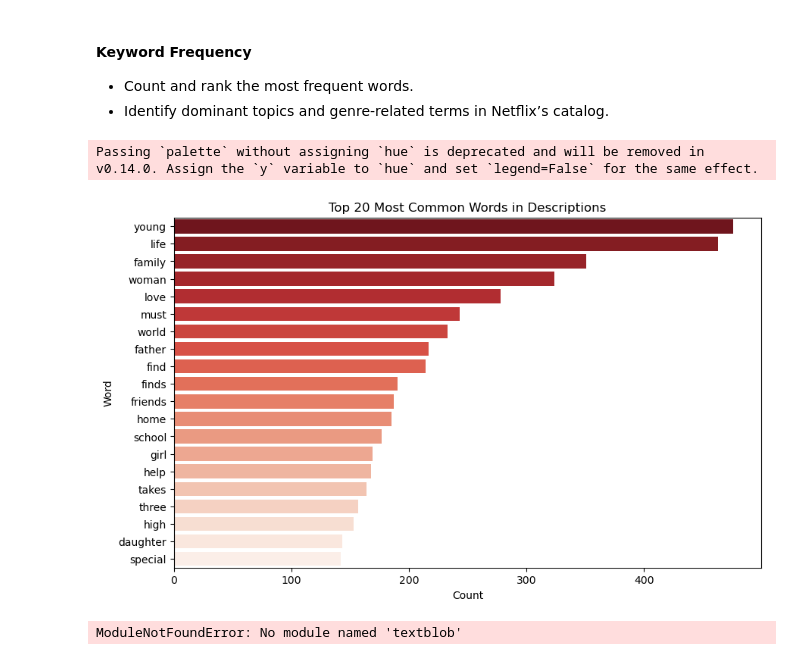
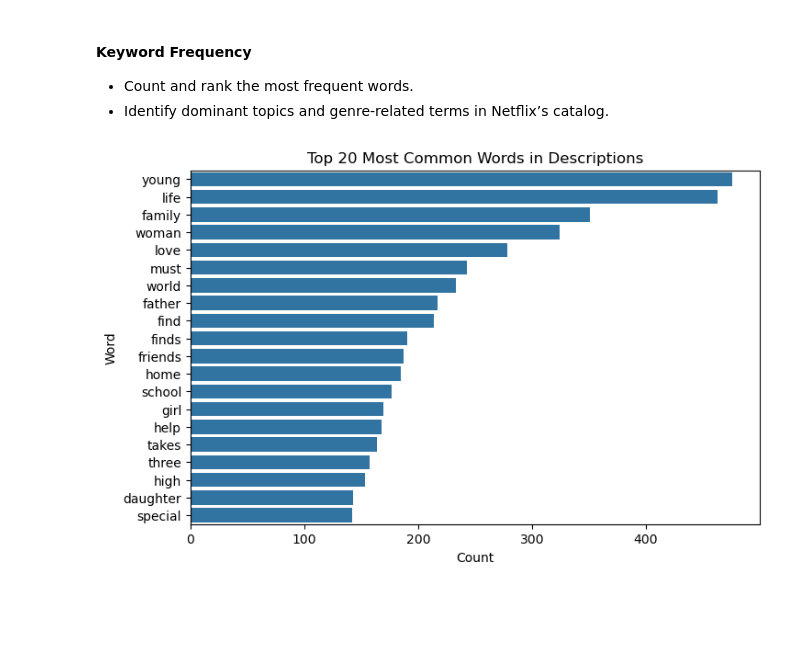
Before and after one commit to rnzlyt/netflix-data-exploration, a Jupyter notebook: netflix_eda.ipynb, the cells around one changed output. Saved outputs shown, nothing was run; the diff lists cells and outputs as text; code cells hidden in the pictures; blank space fills up the shorter version.

```diff
--- a/netflix_eda.ipynb
+++ b/netflix_eda.ipynb
@@ -412,43 +411,22 @@ plt.show()
 # %%
 text = " ".join(df['description'].dropna().astype(str))
 
 # Tokenize and clean text
 words = re.findall(r'\w+', text.lower())  # split into words
 stopwords = set(STOPWORDS)
 filtered_words = [w for w in words if w not in stopwords and len(w) > 3]
 
 # Count frequencies
 word_freq = Counter(filtered_words).most_common(20)
 
 # Convert to DataFrame for plotting
 word_freq_df = pd.DataFrame(word_freq, columns=['word', 'count'])
 
-plt.figure(figsize=(10,6))
-sns.barplot(y='word', x='count', data=word_freq_df, palette="Reds_r")
+plt.figure(figsize=(8,5))
+sns.barplot(y='word', x='count', data=word_freq_df)
 plt.title("Top 20 Most Common Words in Descriptions")
 plt.xlabel("Count")
 plt.ylabel("Word")
 plt.show()
 # %% [output]
-Passing `palette` without assigning `hue` is deprecated and will be removed in v0.14.0. Assign the `y` variable to `hue` and set `legend=False` for the same effect.
-[figure, old version]
+[figure, new version]
-# %%
-from textblob import TextBlob
-
-# Compute sentiment polarity for each description
-df['sentiment'] = df['description'].dropna().apply(lambda x: TextBlob(x).sentiment.polarity)
-
-# Plot sentiment distribution
-plt.figure(figsize=(10,6))
-sns.histplot(df['sentiment'].dropna(), bins=30, kde=True, color="purple")
-plt.title("Sentiment Distribution of Netflix Descriptions")
-plt.xlabel("Sentiment Polarity (-1 = Negative, +1 = Positive)")
-plt.ylabel("Number of Shows")
-plt.show()
-
-# Quick summary
-print("Average sentiment:", df['sentiment'].mean())
-print("Most positive description:", df.loc[df['sentiment'].idxmax(), 'title'])
-print("Most negative description:", df.loc[df['sentiment'].idxmin(), 'title'])
-# %% [output]
-ModuleNotFoundError: No module named 'textblob'
```
Also changed, not shown: parts of 3 cells of this notebook.
